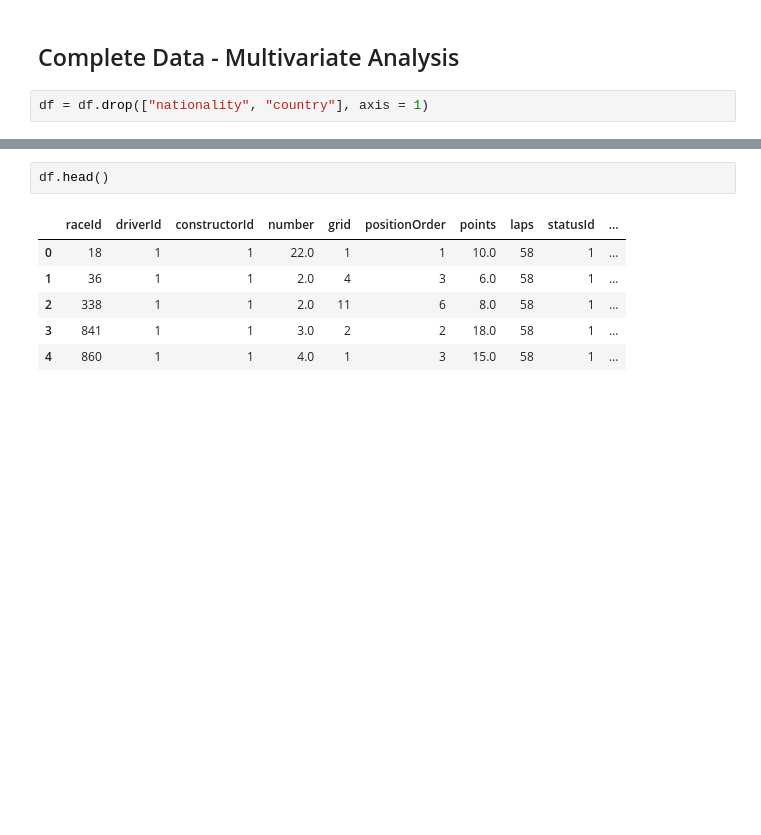
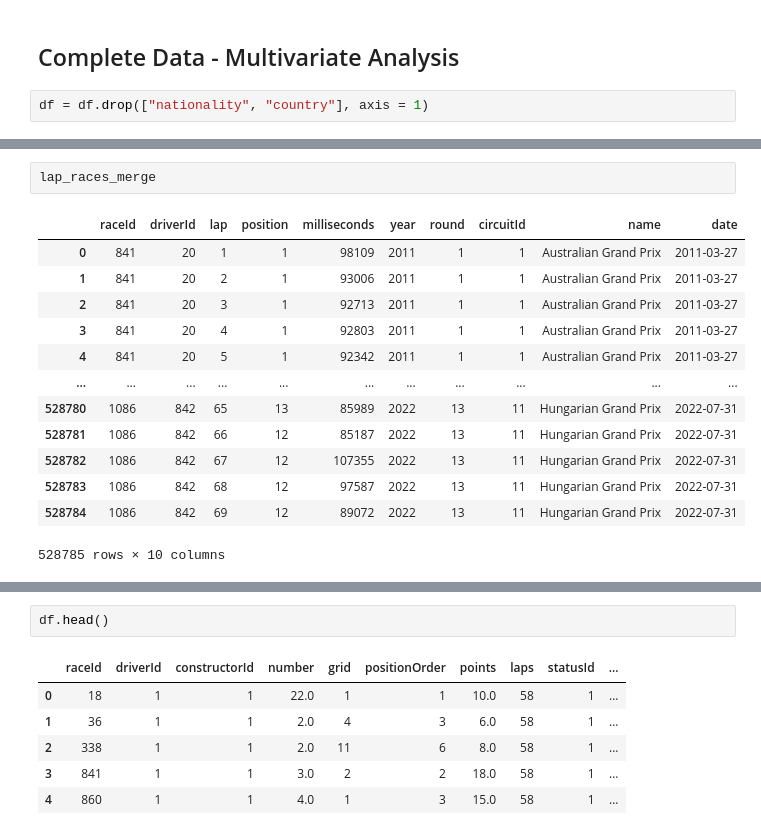
Before and after one commit to fberrosp/F1---EDA---Grand-Prix-Analysis, a Jupyter notebook: f1-eda-grand-prix-analysis.ipynb, the cells around one changed output, grey strips where cells are left out. Saved outputs shown, nothing was run; the diff lists cells and outputs as text; blank space fills up the shorter version.

```diff
--- a/f1-eda-grand-prix-analysis.ipynb
+++ b/f1-eda-grand-prix-analysis.ipynb
@@ -330,0 +474,16 @@ df = df.drop(["nationality", "country"], axis = 1)
+# %%
+lap_races_merge
+# %% [output]
+|  | raceId | driverId | lap | position | milliseconds | year | round | circuitId | name | date |
+| 0 | 841 | 20 | 1 | 1 | 98109 | 2011 | 1 | 1 | Australian Grand Prix | 2011-03-27 |
+| 1 | 841 | 20 | 2 | 1 | 93006 | 2011 | 1 | 1 | Australian Grand Prix | 2011-03-27 |
+| 2 | 841 | 20 | 3 | 1 | 92713 | 2011 | 1 | 1 | Australian Grand Prix | 2011-03-27 |
+| 3 | 841 | 20 | 4 | 1 | 92803 | 2011 | 1 | 1 | Australian Grand Prix | 2011-03-27 |
+| 4 | 841 | 20 | 5 | 1 | 92342 | 2011 | 1 | 1 | Australian Grand Prix | 2011-03-27 |
+| ... | ... | ... | ... | ... | ... | ... | ... | ... | ... | ... |
+| 528780 | 1086 | 842 | 65 | 13 | 85989 | 2022 | 13 | 11 | Hungarian Grand Prix | 2022-07-31 |
+| 528781 | 1086 | 842 | 66 | 12 | 85187 | 2022 | 13 | 11 | Hungarian Grand Prix | 2022-07-31 |
+| 528782 | 1086 | 842 | 67 | 12 | 107355 | 2022 | 13 | 11 | Hungarian Grand Prix | 2022-07-31 |
+| 528783 | 1086 | 842 | 68 | 12 | 97587 | 2022 | 13 | 11 | Hungarian Grand Prix | 2022-07-31 |
+| 528784 | 1086 | 842 | 69 | 12 | 89072 | 2022 | 13 | 11 | Hungarian Grand Prix | 2022-07-31 |
+528785 rows × 10 columns
```
Also changed, not shown: parts of 45 cells of this notebook.
